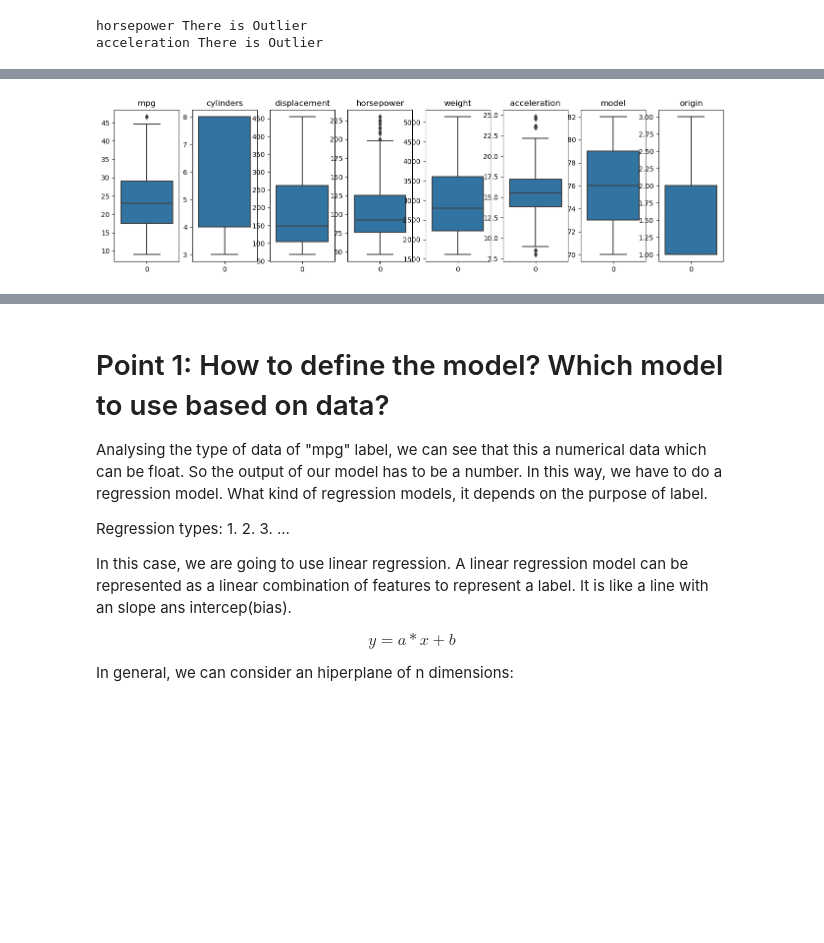
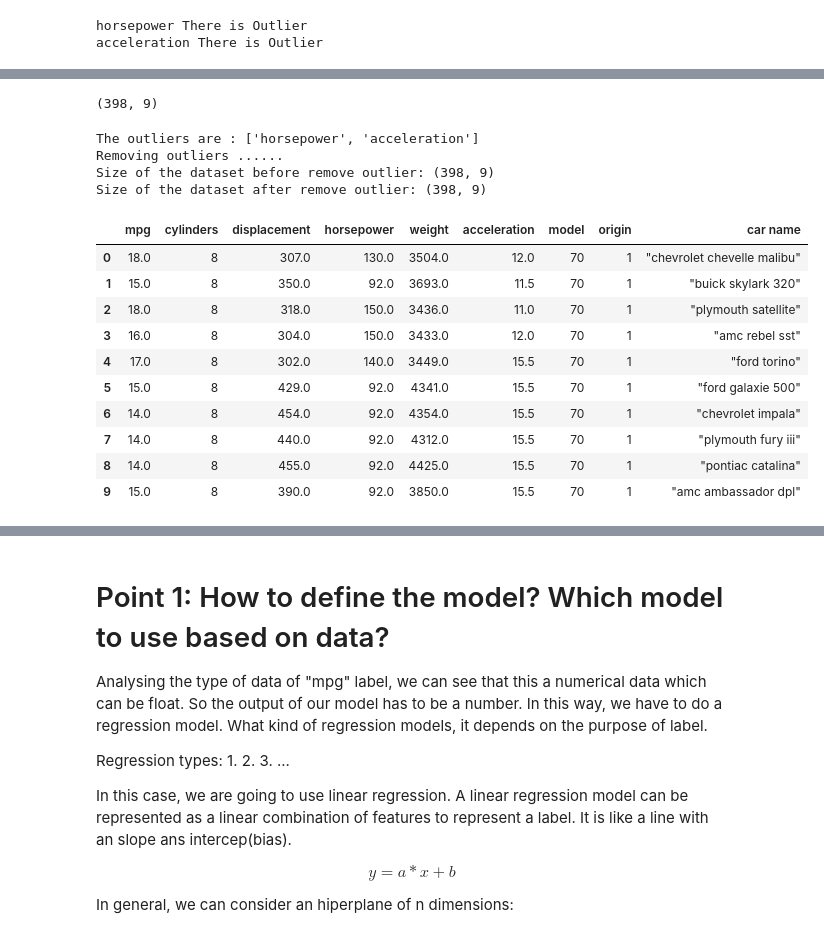
Before and after one commit to yonkeenn/LinearRegression, a Jupyter notebook: LinearRegression.ipynb, the cells around one changed output, grey strips where cells are left out. Saved outputs shown, nothing was run; the diff lists cells and outputs as text; code cells hidden in the pictures; blank space fills up the shorter version.

```diff
--- a/LinearRegression.ipynb
+++ b/LinearRegression.ipynb
@@ -326,14 +325,2 @@ df.select_dtypes("number")
-# %%
-x = 0
-plt.figure(figsize=(16, 4))
-for i in df.select_dtypes("number"):
-    x += 1
-    plt.subplot(1, 8, x)
-    sns.boxplot(data=df[i])
-    plt.title(i)
-
-plt.show()
-# %% [output]
-[figure, removed]
 # %%
 # Removing outliers
@@ -368,9 +346,29 @@ def remove_outlier(df):
         df.loc[df[col] < minimum, col] = median
         df.loc[df[col] > maximum, col] = median
     return df
+# %%
+df.shape
+# %% [output]
+(398, 9)
 # %%
-df = remove_outlier(df)
+df_new = remove_outlier(df, outliers)
 
-print("Size of the dataset:  %d" % df.shape[0])
-print("Number of variables: %d" % df.shape[1])
+print("Size of the dataset before remove outlier: {}".format(df.shape))
+print("Size of the dataset after remove outlier: {}".format(df_new.shape))
 df.head(10)
+# %% [output]
+The outliers are : ['horsepower', 'acceleration']
+Removing outliers ......
+Size of the dataset before remove outlier: (398, 9)
+Size of the dataset after remove outlier: (398, 9)
+|  | mpg | cylinders | displacement | horsepower | weight | acceleration | model | origin | car name |
+| 0 | 18.0 | 8 | 307.0 | 130.0 | 3504.0 | 12.0 | 70 | 1 | "chevrolet chevelle malibu" |
+| 1 | 15.0 | 8 | 350.0 | 92.0 | 3693.0 | 11.5 | 70 | 1 | "buick skylark 320" |
+| 2 | 18.0 | 8 | 318.0 | 150.0 | 3436.0 | 11.0 | 70 | 1 | "plymouth satellite" |
+| 3 | 16.0 | 8 | 304.0 | 150.0 | 3433.0 | 12.0 | 70 | 1 | "amc rebel sst" |
+| 4 | 17.0 | 8 | 302.0 | 140.0 | 3449.0 | 15.5 | 70 | 1 | "ford torino" |
+| 5 | 15.0 | 8 | 429.0 | 92.0 | 4341.0 | 15.5 | 70 | 1 | "ford galaxie 500" |
+| 6 | 14.0 | 8 | 454.0 | 92.0 | 4354.0 | 15.5 | 70 | 1 | "chevrolet impala" |
+| 7 | 14.0 | 8 | 440.0 | 92.0 | 4312.0 | 15.5 | 70 | 1 | "plymouth fury iii" |
+| 8 | 14.0 | 8 | 455.0 | 92.0 | 4425.0 | 15.5 | 70 | 1 | "pontiac catalina" |
+| 9 | 15.0 | 8 | 390.0 | 92.0 | 3850.0 | 15.5 | 70 | 1 | "amc ambassador dpl" |
```
Also changed, not shown: parts of 9 cells of this notebook, 2 other files.
